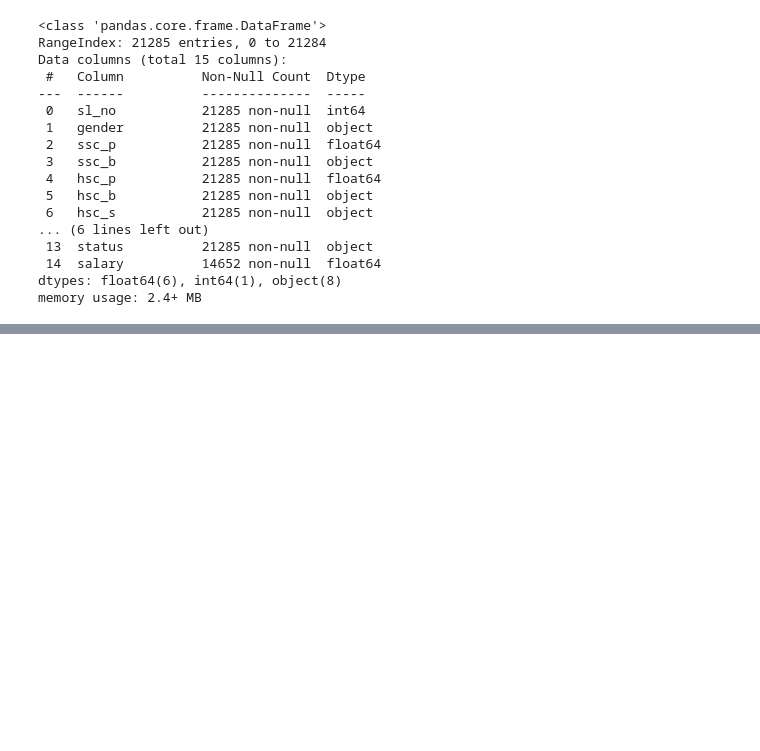
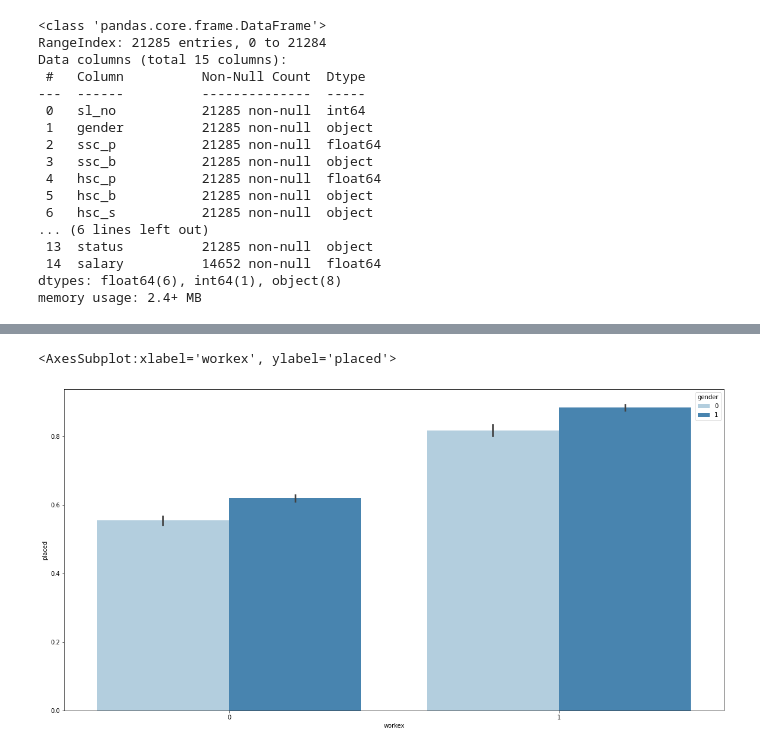
Before and after one commit to 1407arjun/Placement-Data-Visualization, a Jupyter notebook: data_Vis.ipynb, the cells around one changed output, grey strips where cells are left out. Saved outputs shown, nothing was run; the diff lists cells and outputs as text; code cells hidden in the pictures; blank space fills up the shorter version.

```diff
--- a/data_Vis.ipynb
+++ b/data_Vis.ipynb
@@ -95,0 +129,10 @@ SystemExit: 1
+# %%
+plt.figure(figsize=(20,10))
+sns.barplot(x = df['workex'],
+            y = df['placed'],
+            data = df,
+            hue=df['gender'],
+            palette= 'Blues')
+# %% [output]
+<AxesSubplot:xlabel='workex', ylabel='placed'>
+[figure, added]
```
Also changed, not shown: parts of 18 cells of this notebook.
